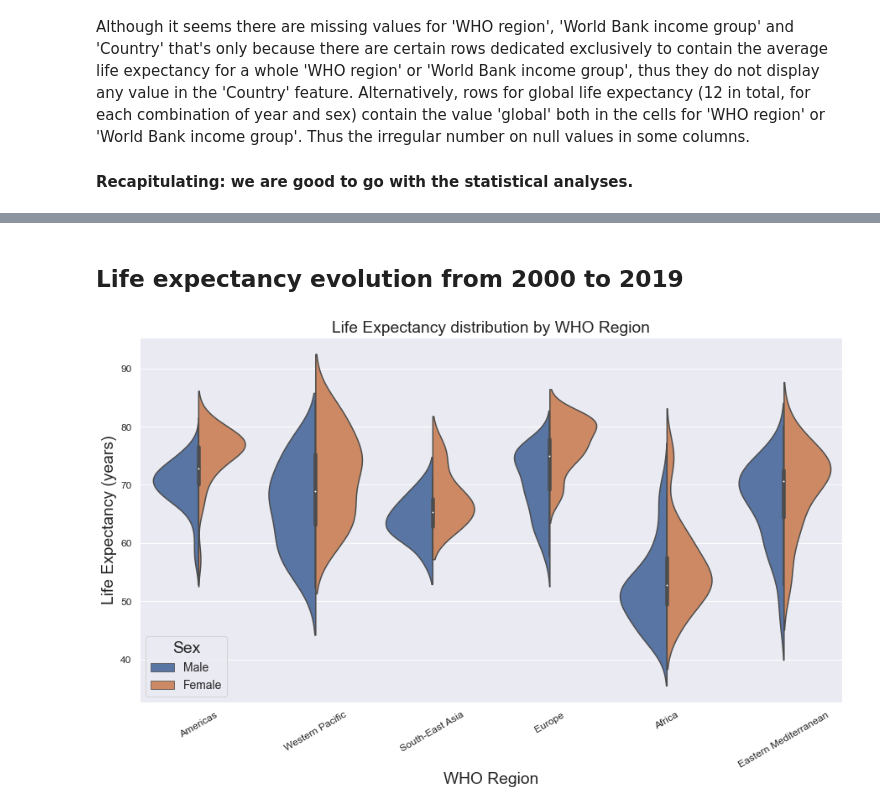
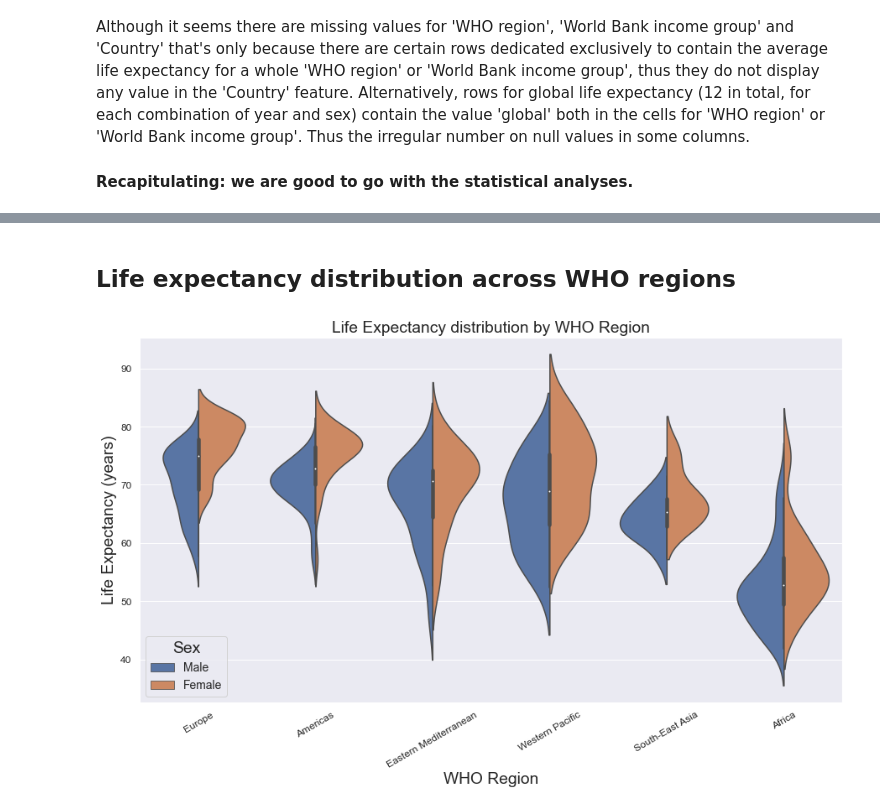
Before and after one commit to Rodrigo-gon-pul/data_science_projects, a Jupyter notebook: life_expectancy/main.ipynb, the cells around one changed output, grey strips where cells are left out. Saved outputs shown, nothing was run; the diff lists cells and outputs as text; code cells hidden in the pictures.

```diff
--- a/life_expectancy/main.ipynb
+++ b/life_expectancy/main.ipynb
@@ -145,17 +149,18 @@ Name: display_value, Length: 582, dtype: int32
-# %% [markdown]
-## Life expectancy evolution from 2000 to 2019
+# %% [markdown]
+## Life expectancy distribution across WHO regions
 # %%
 life_expectancy_2000 = life_expectancy_2000[life_expectancy_2000.sex != "Both sexes"]
 life_expectancy_2000 = life_expectancy_2000[life_expectancy_2000.who_region != "Global"]
 
 sns.set(font_scale = 1.6)
 plt.figure(figsize=(15,8))
-violin = sns.violinplot(data=life_expectancy_2000, x="who_region", y="display_value", hue="sex", split=True)
+le_order = life_expectancy_2000.groupby(by=['who_region']).display_value.median().sort_values(ascending=False).index
+violin = sns.violinplot(data=life_expectancy_2000, x="who_region", y="display_value", order=le_order, hue="sex", split=True)
 plot_title= 'Life Expectancy distribution by WHO Region'
 violin.set(xlabel='WHO Region', ylabel='Life Expectancy (years)', title=plot_title)
 plt.legend(title='Sex', loc='lower left', fontsize=14)
 plt.xticks(rotation=30, fontsize=12)
 plt.yticks(fontsize=12)
 plt.show()
 # %% [output]
-[figure, old version]
+[figure, new version]
```
Also changed, not shown: parts of 3 cells of this notebook, 1 other file.
